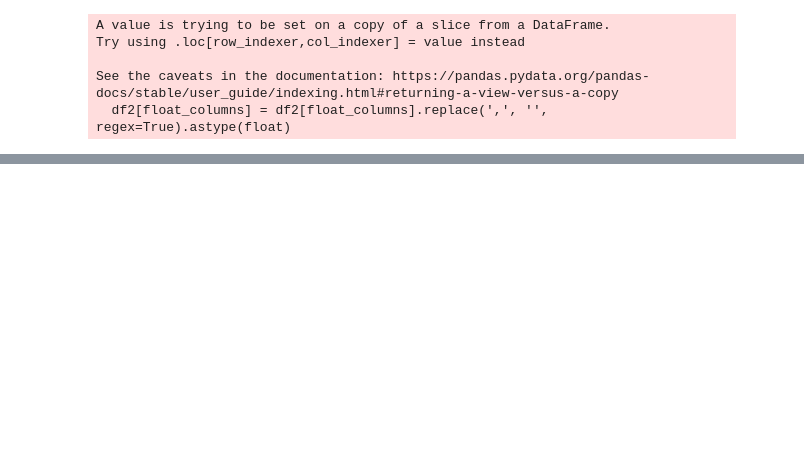
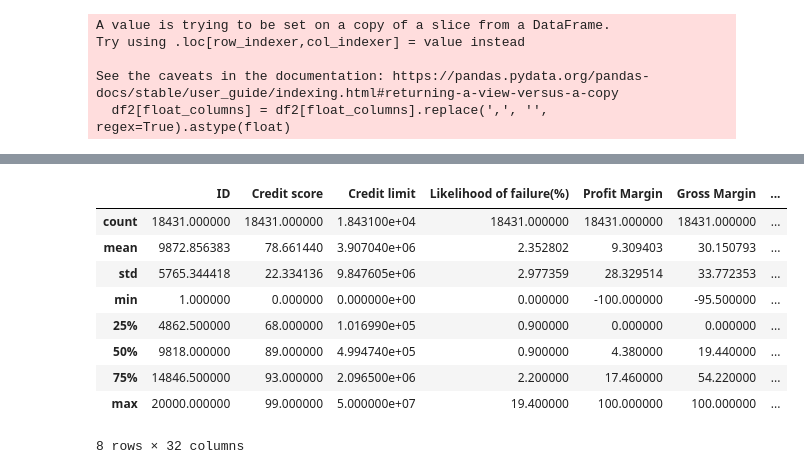
Before and after one commit to syedmohsindaniyalhaider/credit-risk-scoring, a Jupyter notebook: CRS.ipynb, the cells around one changed output, grey strips where cells are left out. Saved outputs shown, nothing was run; the diff lists cells and outputs as text; code cells hidden in the pictures; blank space fills up the shorter version.

```diff
--- a/Untitled.ipynb
+++ b/CRS.ipynb
@@ -370,2 +355,15 @@ df2.head()
 | 4 | 5 | RIO TINTO PLC | 99 | 2023-09-26 | 50000000 | 0.9 | ... |
 5 rows × 35 columns
+# %%
+df2.describe()
+# %% [output]
+|  | ID | Credit score | Credit limit | Likelihood of failure(%) | Profit Margin | Gross Margin | ... |
+| count | 18431.000000 | 18431.000000 | 1.843100e+04 | 18431.000000 | 18431.000000 | 18431.000000 | ... |
+| mean | 9872.856383 | 78.661440 | 3.907040e+06 | 2.352802 | 9.309403 | 30.150793 | ... |
+| std | 5765.344418 | 22.334136 | 9.847605e+06 | 2.977359 | 28.329514 | 33.772353 | ... |
+| min | 1.000000 | 0.000000 | 0.000000e+00 | 0.000000 | -100.000000 | -95.500000 | ... |
+| 25% | 4862.500000 | 68.000000 | 1.016990e+05 | 0.900000 | 0.000000 | 0.000000 | ... |
+| 50% | 9818.000000 | 89.000000 | 4.994740e+05 | 0.900000 | 4.380000 | 19.440000 | ... |
+| 75% | 14846.500000 | 93.000000 | 2.096500e+06 | 2.200000 | 17.460000 | 54.220000 | ... |
+| max | 20000.000000 | 99.000000 | 5.000000e+07 | 19.400000 | 100.000000 | 100.000000 | ... |
+8 rows × 32 columns
```
Also changed, not shown: parts of 23 cells of this notebook.
